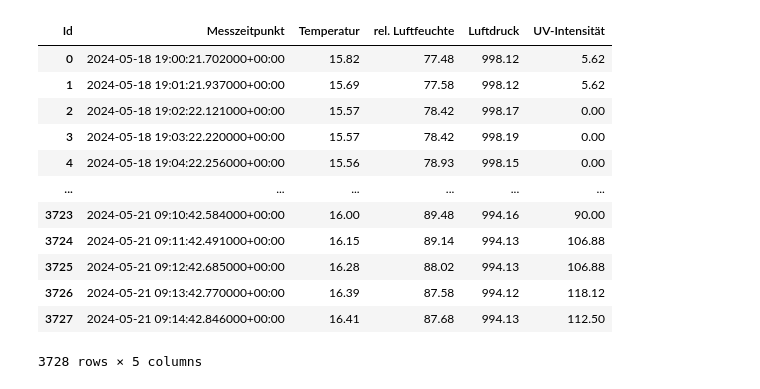
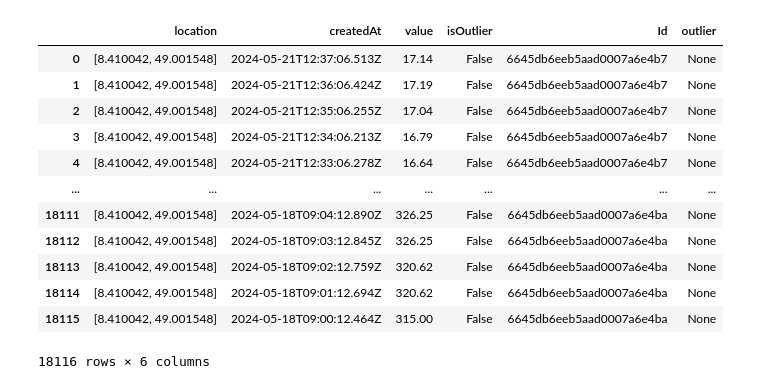
Before and after one commit to Rira1011/Umweltmonitoring, a Jupyter notebook: request.ipynb, the cells around one changed output. Drawn from its saved outputs; the diff is of its cells as text; code cells hidden in the pictures.

```diff
--- a/request.ipynb
+++ b/request.ipynb
@@ -20,33 +31,56 @@ sensorIds = [
 # Parameters
 params = {
     'format': 'json',            # or 'csv' if you prefer CSV format
-    'from-date': '2024-05-18T19:00:00Z',
-    'to-date': datetime.isoformat() + 'Z',  # Current date and time in UTC
+    'from-date': '2024-05-18T09:00:00Z',
+    #'to-date': datetime.now(),
     'download': 'true',          # This forces a download if format is 'csv'
     'outliers': 'mark',          # Optional: 'mark' or 'replace' if outlier detection is needed
     'outlier-window': 15,        # Optional: default is 15, can be 1-50
     'delimiter': 'comma'         # Optional: 'comma' or 'semicolon' for CSV
 }
 
 # Initialize an empty list to hold the data
 all_data = []
 
 # Loop through each sensor ID and retrieve data
 for sensorId in sensorIds:
     # Construct the endpoint URL
     endpoint = f'{base_url}/{senseBoxId}/data/{sensorId}'
 
     # Send the GET request to the API
     response = requests.get(endpoint, params=params)
 
     # Check if the request was successful
     if response.status_code == 200:
         # Convert response data to JSON
         data = response.json()
         # Add sensor ID to each measurement
         for measurement in data:
             measurement['Id'] = sensorId
+            # Check for outliers and add an 'outlier' column
+            if 'outlier' in measurement:
+                measurement['outlier'] = measurement['outlier']
+            else:
+                measurement['outlier'] = None  # If no outlier info, set as None
         # Append data to the list
         all_data.extend(data)
     else:
         print(f'Error retrieving data for sensor {sensorId}: {response.status_code}')
+
+# Convert the list of data to a DataFrame
+sense_df = pd.DataFrame(all_data)
+sense_df
+# %% [output]
+|  | location | createdAt | value | isOutlier | Id | outlier |
+| 0 | [8.410042, 49.001548] | 2024-05-21T12:37:06.513Z | 17.14 | False | 6645db6eeb5aad0007a6e4b7 | None |
+| 1 | [8.410042, 49.001548] | 2024-05-21T12:36:06.424Z | 17.19 | False | 6645db6eeb5aad0007a6e4b7 | None |
+| 2 | [8.410042, 49.001548] | 2024-05-21T12:35:06.255Z | 17.04 | False | 6645db6eeb5aad0007a6e4b7 | None |
+| 3 | [8.410042, 49.001548] | 2024-05-21T12:34:06.213Z | 16.79 | False | 6645db6eeb5aad0007a6e4b7 | None |
+| 4 | [8.410042, 49.001548] | 2024-05-21T12:33:06.278Z | 16.64 | False | 6645db6eeb5aad0007a6e4b7 | None |
+| ... | ... | ... | ... | ... | ... | ... |
+| 18111 | [8.410042, 49.001548] | 2024-05-18T09:04:12.890Z | 326.25 | False | 6645db6eeb5aad0007a6e4ba | None |
+| 18112 | [8.410042, 49.001548] | 2024-05-18T09:03:12.845Z | 326.25 | False | 6645db6eeb5aad0007a6e4ba | None |
+| 18113 | [8.410042, 49.001548] | 2024-05-18T09:02:12.759Z | 320.62 | False | 6645db6eeb5aad0007a6e4ba | None |
+| 18114 | [8.410042, 49.001548] | 2024-05-18T09:01:12.694Z | 320.62 | False | 6645db6eeb5aad0007a6e4ba | None |
+| 18115 | [8.410042, 49.001548] | 2024-05-18T09:00:12.464Z | 315.00 | False | 6645db6eeb5aad0007a6e4ba | None |
+18116 rows × 6 columns
@@ -71,16 +86,0 @@ sense_df.rename(columns={'Id': 'Index',
-# %%
-sense_df
-# %% [output]
-| Id | Messzeitpunkt | Temperatur | rel. Luftfeuchte | Luftdruck | UV-Intensität |
-| 0 | 2024-05-18 19:00:21.702000+00:00 | 15.82 | 77.48 | 998.12 | 5.62 |
-| 1 | 2024-05-18 19:01:21.937000+00:00 | 15.69 | 77.58 | 998.12 | 5.62 |
-| 2 | 2024-05-18 19:02:22.121000+00:00 | 15.57 | 78.42 | 998.17 | 0.00 |
-| 3 | 2024-05-18 19:03:22.220000+00:00 | 15.57 | 78.42 | 998.19 | 0.00 |
-| 4 | 2024-05-18 19:04:22.256000+00:00 | 15.56 | 78.93 | 998.15 | 0.00 |
-| ... | ... | ... | ... | ... | ... |
-| 3723 | 2024-05-21 09:10:42.584000+00:00 | 16.00 | 89.48 | 994.16 | 90.00 |
-| 3724 | 2024-05-21 09:11:42.491000+00:00 | 16.15 | 89.14 | 994.13 | 106.88 |
-| 3725 | 2024-05-21 09:12:42.685000+00:00 | 16.28 | 88.02 | 994.13 | 106.88 |
-| 3726 | 2024-05-21 09:13:42.770000+00:00 | 16.39 | 87.58 | 994.12 | 118.12 |
-| 3727 | 2024-05-21 09:14:42.846000+00:00 | 16.41 | 87.68 | 994.13 | 112.50 |
-3728 rows × 5 columns
```
Also changed, not shown: parts of 27 cells of this notebook, 2 other files.
